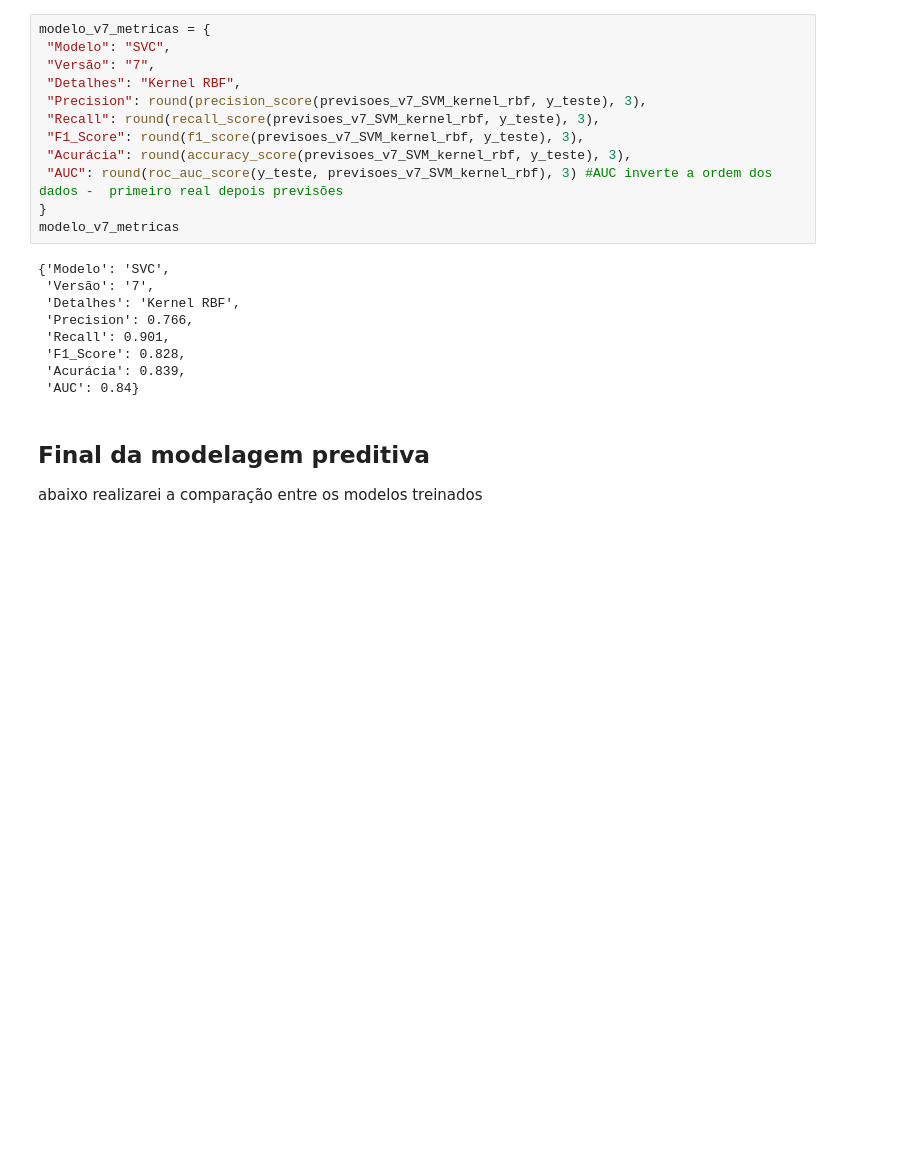
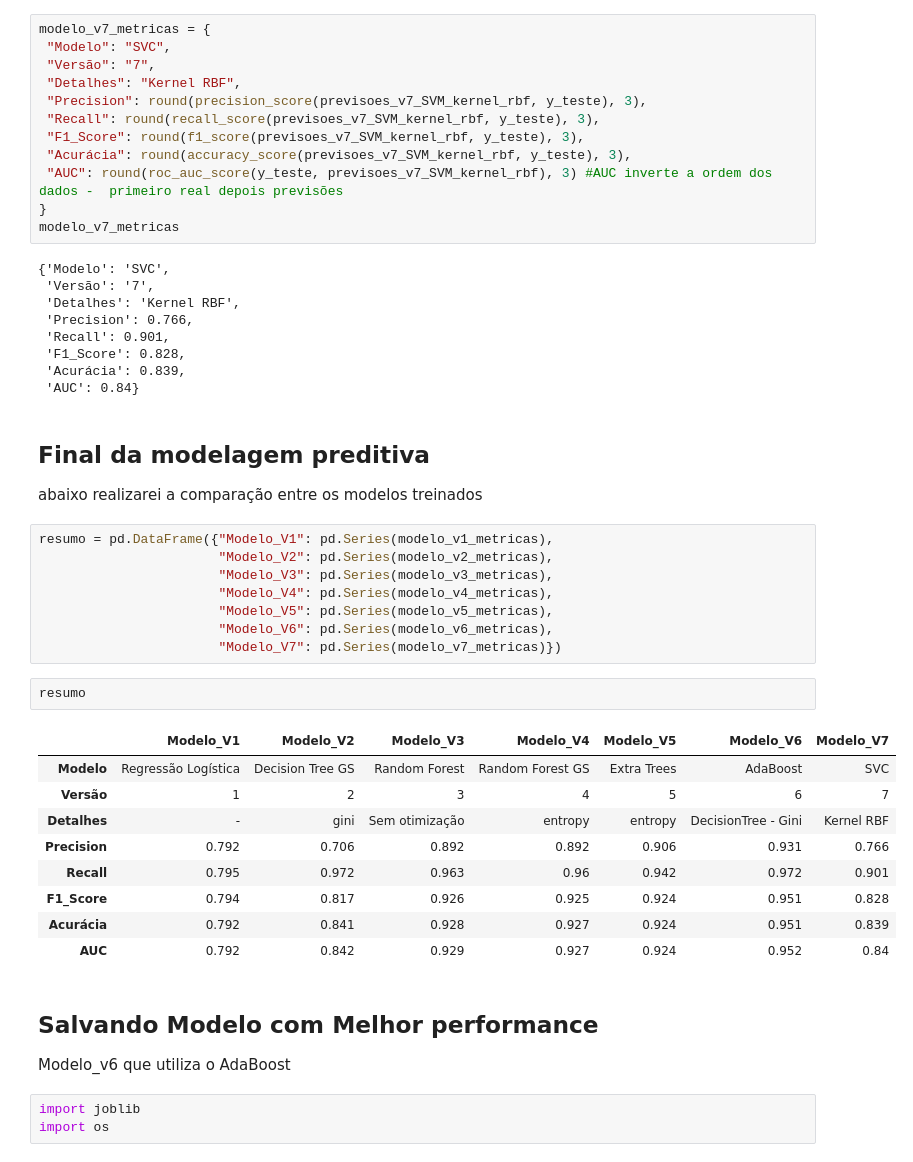
Before and after one commit to alyssonmontovanelli/analise_Risco_Credito, a Jupyter notebook: modeling/01_modelagem.ipynb, the cells around one changed output. Cells and saved outputs as stored; diff of their text form; blank space fills up the shorter version.

Commit message:
melhor modelo salvo

```diff
--- a/modeling/01_modelagem.ipynb
+++ b/modeling/01_modelagem.ipynb
@@ -415,3 +415,30 @@ modelo_v7_metricas
 ## Final da modelagem preditiva
 
 abaixo realizarei a comparação entre os modelos treinados
+# %%
+resumo = pd.DataFrame({"Modelo_V1": pd.Series(modelo_v1_metricas),
+                       "Modelo_V2": pd.Series(modelo_v2_metricas),
+                       "Modelo_V3": pd.Series(modelo_v3_metricas),
+                       "Modelo_V4": pd.Series(modelo_v4_metricas),
+                       "Modelo_V5": pd.Series(modelo_v5_metricas),
+                       "Modelo_V6": pd.Series(modelo_v6_metricas),
+                       "Modelo_V7": pd.Series(modelo_v7_metricas)})
+# %%
+resumo
+# %% [output]
+|  | Modelo_V1 | Modelo_V2 | Modelo_V3 | Modelo_V4 | Modelo_V5 | Modelo_V6 | Modelo_V7 |
+| Modelo | Regressão Logística | Decision Tree GS | Random Forest | Random Forest GS | Extra Trees | AdaBoost | SVC |
+| Versão | 1 | 2 | 3 | 4 | 5 | 6 | 7 |
+| Detalhes | - | gini | Sem otimização | entropy | entropy | DecisionTree - Gini | Kernel RBF |
+| Precision | 0.792 | 0.706 | 0.892 | 0.892 | 0.906 | 0.931 | 0.766 |
+| Recall | 0.795 | 0.972 | 0.963 | 0.96 | 0.942 | 0.972 | 0.901 |
+| F1_Score | 0.794 | 0.817 | 0.926 | 0.925 | 0.924 | 0.951 | 0.828 |
+| Acurácia | 0.792 | 0.841 | 0.928 | 0.927 | 0.924 | 0.951 | 0.839 |
+| AUC | 0.792 | 0.842 | 0.929 | 0.927 | 0.924 | 0.952 | 0.84 |
+# %% [markdown]
+## Salvando Modelo com Melhor performance
+
+Modelo_v6 que utiliza o AdaBoost
+# %%
+import joblib
+import os
```
Also changed, not shown: parts of 1 cell of this notebook, 1 other file.
